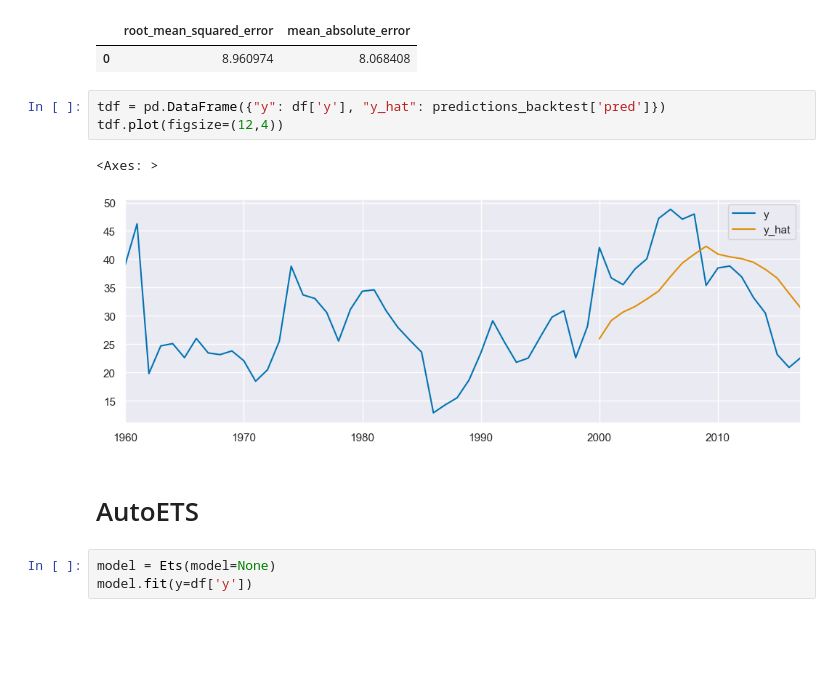
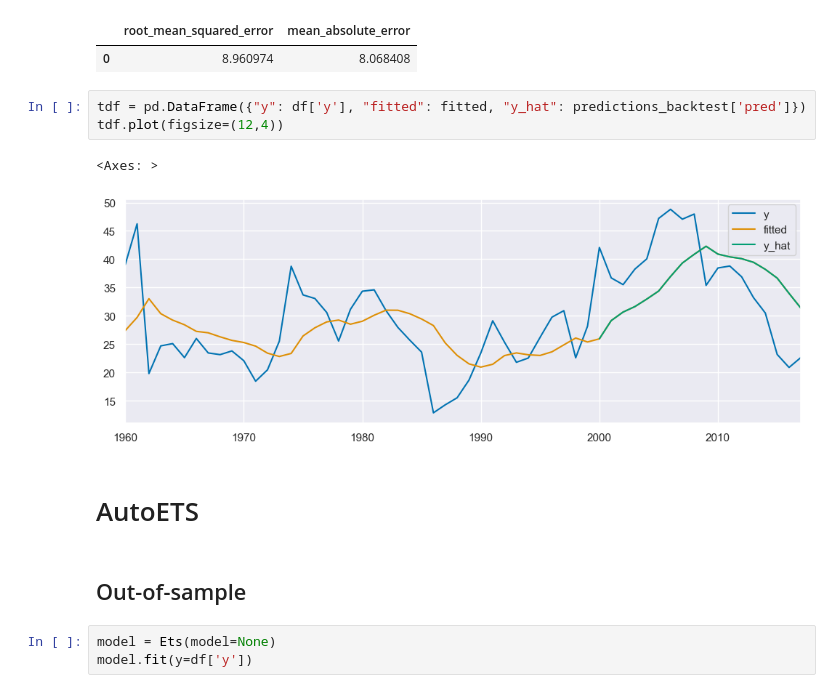
Before and after one commit to vpekar/bf, a Jupyter notebook: unit_6/basic-forecasting.ipynb, the cells around one changed output. Saved outputs shown, nothing was run; the diff lists cells and outputs as text; blank space fills up the shorter version.

```diff
--- a/unit_6/basic-forecasting.ipynb
+++ b/unit_6/basic-forecasting.ipynb
@@ -132,13 +135,15 @@ results
 |  | root_mean_squared_error | mean_absolute_error |
 | 0 | 8.960974 | 8.068408 |
 # %%
-tdf = pd.DataFrame({"y": df['y'], "y_hat": predictions_backtest['pred']})
+tdf = pd.DataFrame({"y": df['y'], "fitted": fitted, "y_hat": predictions_backtest['pred']})
 tdf.plot(figsize=(12,4))
 # %% [output]
 <Axes: >
-[figure, old version]
+[figure, new version]
 # %% [markdown]
 # AutoETS
+# %% [markdown]
+## Out-of-sample
 # %%
 model = Ets(model=None)
 model.fit(y=df['y'])
```
Also changed, not shown: parts of 3 cells of this notebook, 1 other file.
